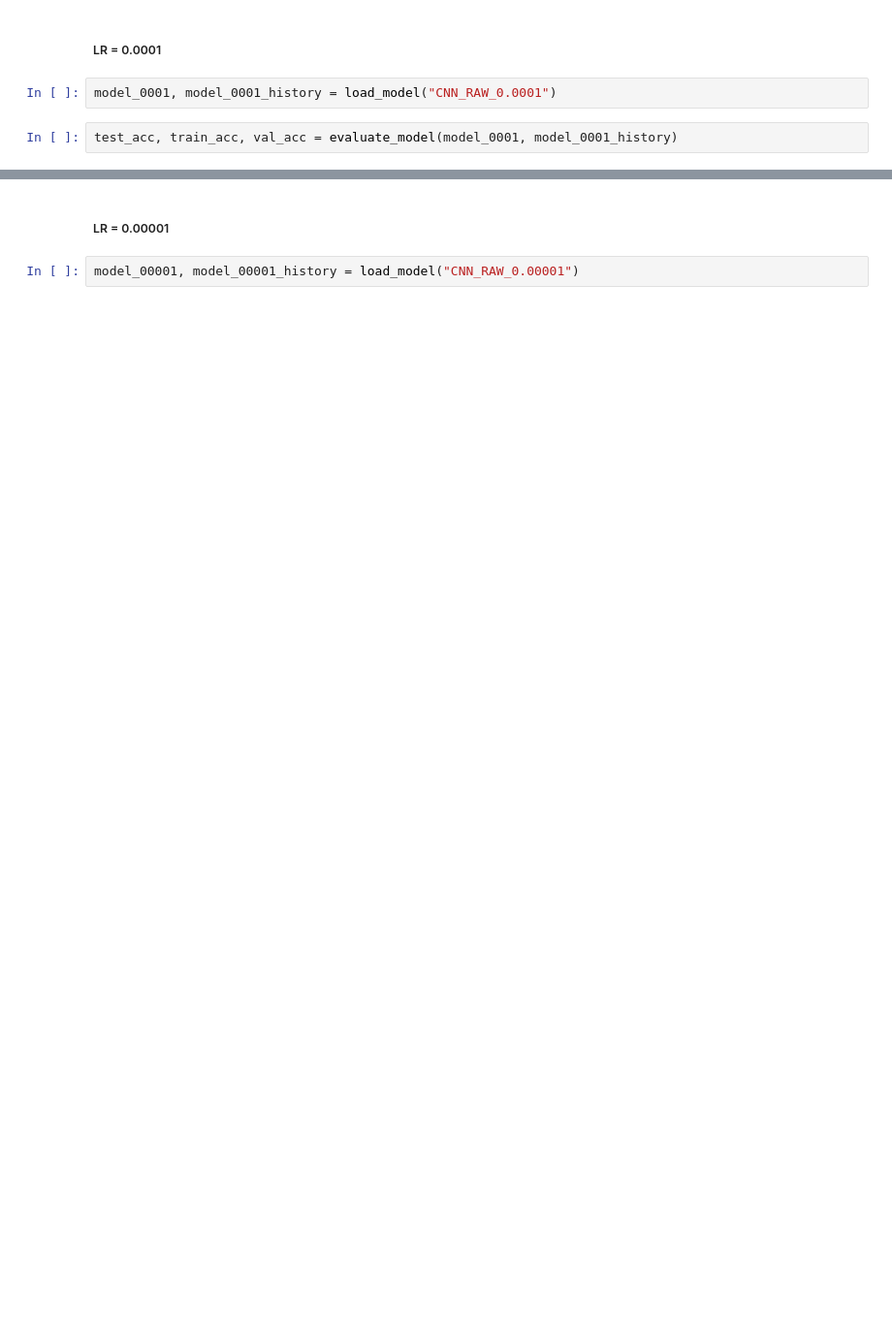
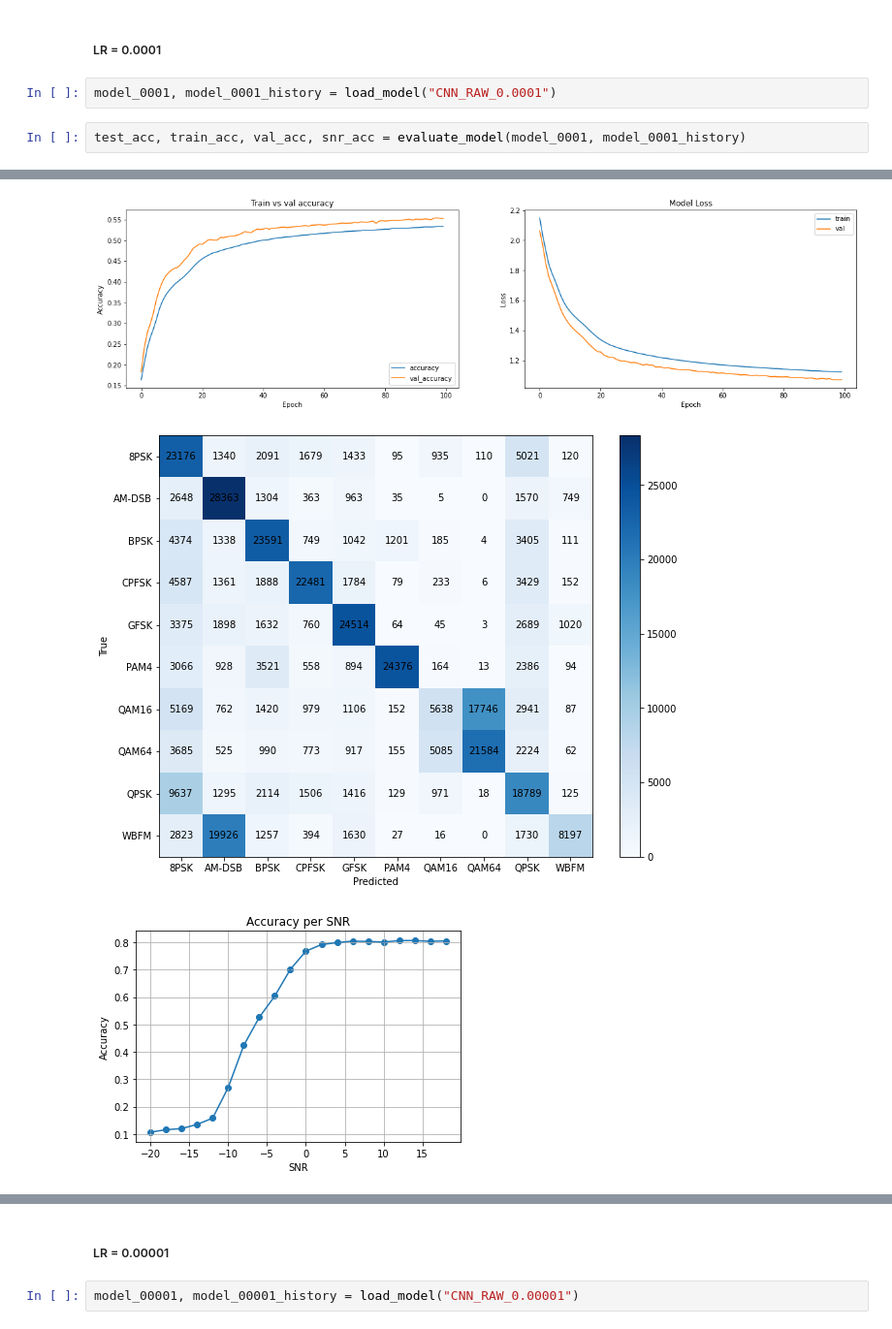
Before and after one commit to Abdelrahman-Shawky/Modulation-Classification, a Jupyter notebook: Modulation_Classification.ipynb, the cells around one changed output, grey strips where cells are left out. Shown at 97% size. Drawn from its saved outputs; the diff is of its cells as text; blank space fills up the shorter version.

```diff
--- a/Modulation_Classification.ipynb
+++ b/Modulation_Classification.ipynb
@@ -468,4 +450,5 @@ Max Test accuracy =  0.5362416505813599
 # %%
 model_0001, model_0001_history = load_model("CNN_RAW_0.0001")
 # %%
-test_acc, train_acc, val_acc = evaluate_model(model_0001, model_0001_history)
+test_acc, train_acc, val_acc, snr_acc = evaluate_model(model_0001, model_0001_history)
+# %% [output]
@@ -471,0 +456,3 @@ test_acc, train_acc, val_acc = evaluate_model(model_0001, model_0001_history)
+[figure, added]
+[figure, added]
+[figure, added]
```
Also changed, not shown: parts of 104 cells of this notebook.
